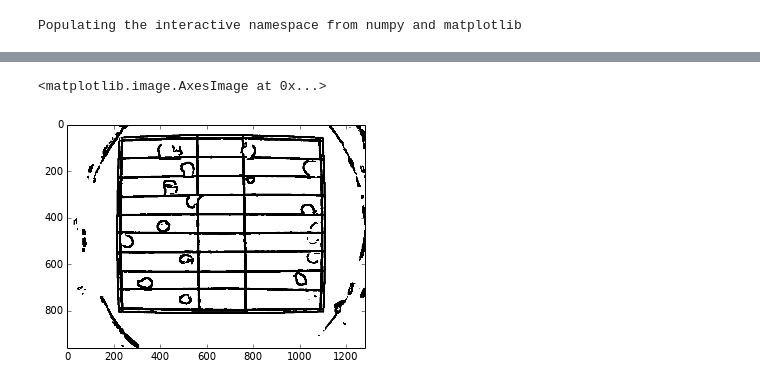
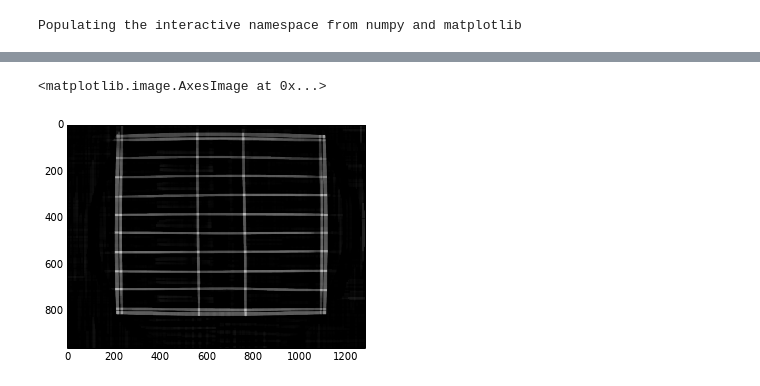
Before and after one commit to gilestrolab/sleepysnail, a Jupyter notebook: prototypes/roiDefinition.ipynb, the cells around one changed output, grey strips where cells are left out. Saved outputs shown, nothing was run; the diff lists cells and outputs as text; code cells hidden in the pictures.

```diff
--- a/prototypes/roiDefinition.ipynb
+++ b/prototypes/roiDefinition.ipynb
@@ -14,27 +17,40 @@ grid_grey = cv2.cvtColor(grid_img, cv.CV_BGR2GRAY)
-# %%
-#diff_img  = cv2.subtract(grid_grey_med, grid_grey)
-#toshow = cv2.Laplacian(grid_grey, cv.CV_16U, 21)
-#l = cv2.HoughLinesP(diff_img, 0.5, 0.01, 1, minLineLength=200, maxLineGap=5)
-#cv2.HoughLinesP()
-
-dilated  = cv2.dilate(grid_grey,None)
-for i in range(5):
-    dilated  = cv2.dilate(dilated,None)
-eroded  = cv2.erode(grid_grey,None)
-for i in range(2):
-    eroded  = cv2.erode(eroded,None)
-diff_img  = cv2.subtract(dilated, eroded)
-
-
-#lap = cv2.Laplacian(diff_img, cv.CV_32F,None, 15, 1e1)
-#toshow = cv2.adaptiveThreshold(diff_img, 255, 0 ,cv.CV_THRESH_BINARY_INV, 101,10)
-
-#diff_img = cv2.cornerHarris(diff_img, 3, 9, 0.001)
-
-_, diff_img = cv2.threshold(diff_img, 55, 255,cv.CV_THRESH_BINARY_INV)
-
-toshow = cv2.cvtColor(diff_img, cv.CV_GRAY2RGB)
-pl.imshow(toshow)
-# %% [output]
-<matplotlib.image.AxesImage at 0x...>
-[figure, removed]
+# %%
+# here we keep the lines
+
+hline= np.array([[0,0,0], [1,1,1], [0,0,0]],dtype=np.uint8)
+vline= np.array([[0,1,0], [0,1,0], [0,1,0]],dtype=np.uint8)
+
+
+dilated  = cv2.dilate(grid_grey,vline, iterations=10)
+vdil  = cv2.erode(dilated,vline, iterations=10)
+
+dilated  = cv2.dilate(grid_grey,hline, iterations=10)
+hdil  = cv2.erode(dilated,hline, iterations=10)
+
+dilated  = cv2.dilate(grid_grey,None, iterations=10)
+
+diff_img = cv2.subtract(dilated, hdil)
+diff_img = cv2.erode(diff_img, hline, iterations=64)
+diff_img = cv2.dilate(diff_img, hline, iterations=64)
+
+diff_img2 = cv2.subtract(dilated, vdil)
+diff_img2  = cv2.erode(diff_img2,vline, iterations=64)
+diff_img2  = cv2.dilate(diff_img2,vline, iterations=64)
+
+diff_img = cv2.add(diff_img2, diff_img)
+diff_img  = cv2.dilate(diff_img,None, iterations=3)
+#diff_img_ero  = cv2.erode(diff_img,None, iterations=3)
+
+#diff_img = cv2.subtract(diff_img_dil, diff_img_ero)
+#diff_img  = cv2.dilate(diff_img,hline, iterations=10)
+#diff_img  = cv2.dilate(diff_img,vline, iterations=10)
+#diff_img  = cv2.erode(diff_img,None, iterations=10)
+
+med_img = cv2.medianBlur(diff_img, 101)
+diff_img = cv2.subtract(diff_img, med_img)
+toshow = cv2.cvtColor(diff_img, cv.CV_GRAY2RGB)
+
+pl.imshow(toshow)
+# %% [output]
+<matplotlib.image.AxesImage at 0x...>
+[figure, added]
```
Also changed, not shown: parts of 3 cells of this notebook.
